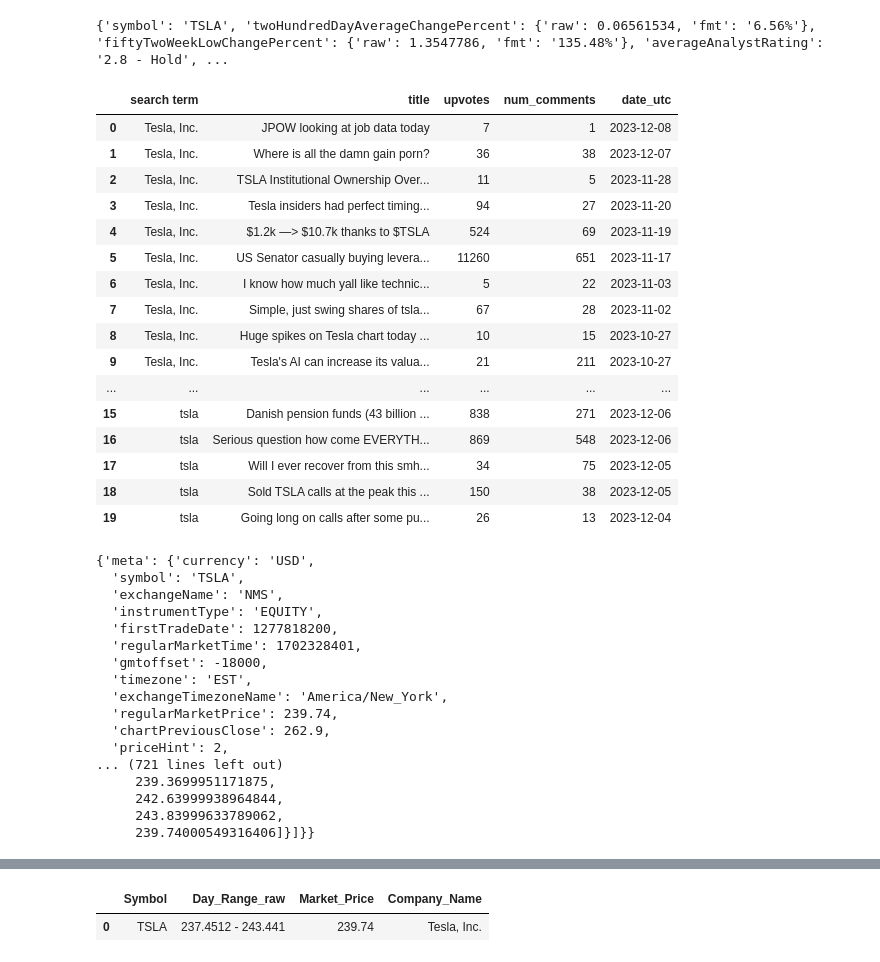
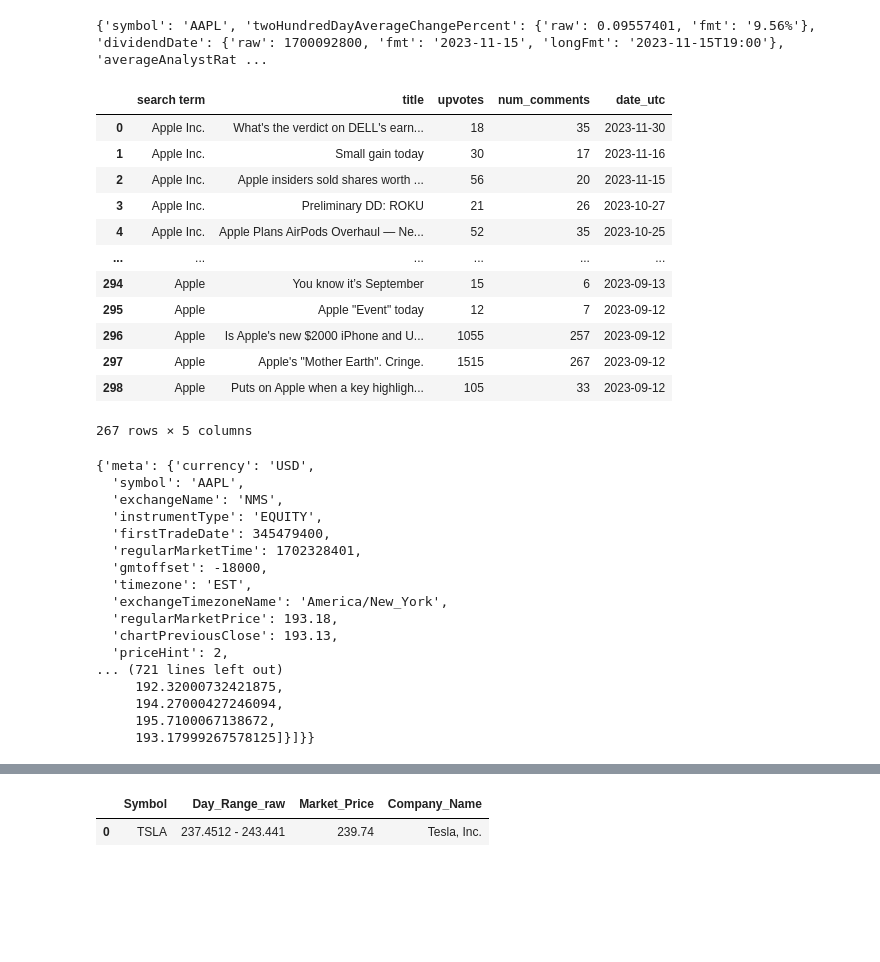
Before and after one commit to AprilHolmes7825/Project_1, a Jupyter notebook: Reddit_data_pull.ipynb, the cells around one changed output, grey strips where cells are left out. Drawn from its saved outputs; the diff is of its cells as text; code cells hidden in the pictures; blank space fills up the shorter version.

```diff
--- a/Reddit_data_pull.ipynb
+++ b/Reddit_data_pull.ipynb
@@ -18,10 +20,10 @@ from scipy.stats import linregress
 # %%
-yahoo_base_url = "https://yahoo-finance127.p.rapidapi.com/price/tsla"
+
 yahoo_base_url = "https://yahoo-finance127.p.rapidapi.com/price/"
 
 
 headers_yahoo = {
-    "X-RapidAPI-Key": '4f21eaecadmshc53af8aa96e4b15p118ecejsnf448733c6bbb',
+    "X-RapidAPI-Key": yahoo_api_key,
     "X-RapidAPI-Host": "yahoo-finance127.p.rapidapi.com"
 }
 
@@ -33,11 +35,9 @@ stock_symbol = str(input("Enter stock symbol to search"))
 
 #------------------------------------------------------------------------TO-DO - Add error handling for when ticker is not found
 
-# token1 = str(response.json())
-#json.dumps(token1, indent=4, sort_keys=True)
 yahoo_response = requests.get(yahoo_base_url + stock_symbol, headers=headers_yahoo).json()
 #yahoo_response
-# print(json.dumps(data, indent=4, sort_keys=True))
+
 
 #Add longname as search term for reddit
 company_names.append(yahoo_response["longName"])
@@ -60,7 +60,7 @@ reddit_search_list = pd.Series(company_names).drop_duplicates().tolist()
 # %%
 print(yahoo_response)
 # %% [output]
-{'symbol': 'TSLA', 'twoHundredDayAverageChangePercent': {'raw': 0.06561534, 'fmt': '6.56%'}, 'fiftyTwoWeekLowChangePercent': {'raw': 1.3547786, 'fmt': '135.48%'}, 'averageAnalystRating': '2.8 - Hold', ...
+{'symbol': 'AAPL', 'twoHundredDayAverageChangePercent': {'raw': 0.09557401, 'fmt': '9.56%'}, 'dividendDate': {'raw': 1700092800, 'fmt': '2023-11-15', 'longFmt': '2023-11-15T19:00'}, 'averageAnalystRat ...
 # %%
 #Do reddit search
 
@@ -77,72 +77,68 @@ token12 = res.json()['access_token']
 headers = {**headers, **{'Authorization': f'bearer {token12}'}}
 headers
 requests.get('https://oauth.reddit.com/api/v1/me', headers=headers)
 
 reddit_posts = []
 reddit = praw.Reddit(
     client_id=reddit_client_id,
     client_secret=reddit_secret_key,
     password = data['password'],
     user_agent=f"testscript by u/{data['username']}",
     username = data['username'],
 )
 
 
 #-----------------------------------------------------------TO-DO: Do we need to set a different limit or search criteria?
 for term in reddit_search_list:
-    for submission in reddit.subreddit("wallstreetbets").search(term, limit=10, sort="new"):
+    for submission in reddit.subreddit("wallstreetbets").search(term, limit=100, sort="new"):
         sub_create_utc = datetime.utcfromtimestamp(submission.created_utc).strftime('%Y-%m-%d')
         reddit_posts.append({"search term": term,
                              "title": submission.title,
                             "upvotes": submission.score,
                             "num_comments": submission.num_comments,
                             "date_utc": sub_create_utc})
 
 
 
 reddit_df = pd.DataFrame(reddit_posts)
 reddit_df.drop_duplicates(subset=["title"],keep="first",inplace=True)
 reddit_df
 # %% [output]
 |  | search term | title | upvotes | num_comments | date_utc |
-| 0 | Tesla, Inc. | JPOW looking at job data today | 7 | 1 | 2023-12-08 |
-| 1 | Tesla, Inc. | Where is all the damn gain porn? | 36 | 38 | 2023-12-07 |
-| 2 | Tesla, Inc. | TSLA Institutional Ownership Over... | 11 | 5 | 2023-11-28 |
-| 3 | Tesla, Inc. | Tesla insiders had perfect timing... | 94 | 27 | 2023-11-20 |
-| 4 | Tesla, Inc. | $1.2k —> $10.7k thanks to $TSLA | 524 | 69 | 2023-11-19 |
-| 5 | Tesla, Inc. | US Senator casually buying levera... | 11260 | 651 | 2023-11-17 |
-| 6 | Tesla, Inc. | I know how much yall like technic... | 5 | 22 | 2023-11-03 |
-| 7 | Tesla, Inc. | Simple, just swing shares of tsla... | 67 | 28 | 2023-11-02 |
-| 8 | Tesla, Inc. | Huge spikes on Tesla chart today ... | 10 | 15 | 2023-10-27 |
-| 9 | Tesla, Inc. | Tesla's AI can increase its valua... | 21 | 211 | 2023-10-27 |
+| 0 | Apple Inc. | What's the verdict on DELL's earn... | 18 | 35 | 2023-11-30 |
+| 1 | Apple Inc. | Small gain today | 30 | 17 | 2023-11-16 |
+| 2 | Apple Inc. | Apple insiders sold shares worth ... | 56 | 20 | 2023-11-15 |
+| 3 | Apple Inc. | Preliminary DD: ROKU | 21 | 26 | 2023-10-27 |
+| 4 | Apple Inc. | Apple Plans AirPods Overhaul — Ne... | 52 | 35 | 2023-10-25 |
 | ... | ... | ... | ... | ... | ... |
-| 15 | tsla | Danish pension funds (43 billion ... | 838 | 271 | 2023-12-06 |
-| 16 | tsla | Serious question how come EVERYTH... | 869 | 548 | 2023-12-06 |
-| 17 | tsla | Will I ever recover from this smh... | 34 | 75 | 2023-12-05 |
-| 18 | tsla | Sold TSLA calls at the peak this ... | 150 | 38 | 2023-12-05 |
-| 19 | tsla | Going long on calls after some pu... | 26 | 13 | 2023-12-04 |
+| 294 | Apple | You know it’s September | 15 | 6 | 2023-09-13 |
+| 295 | Apple | Apple "Event" today | 12 | 7 | 2023-09-12 |
+| 296 | Apple | Is Apple's new $2000 iPhone and U... | 1055 | 257 | 2023-09-12 |
+| 297 | Apple | Apple's "Mother Earth". Cringe. | 1515 | 267 | 2023-09-12 |
+| 298 | Apple | Puts on Apple when a key highligh... | 105 | 33 | 2023-09-12 |
+267 rows × 5 columns
 # %%
-url = "https://yahoo-finance127.p.rapidapi.com/historic/tsla/1d/100d"
+url = f"https://yahoo-finance127.p.rapidapi.com/historic/{stock_symbol}/1d/100d"
 
 yahoo_response2 = requests.get(url,headers=headers_yahoo).json()
 yahoo_response2
 # %% [output]
 {'meta': {'currency': 'USD',
-  'symbol': 'TSLA',
+  'symbol': 'AAPL',
   'exchangeName': 'NMS',
   'instrumentType': 'EQUITY',
-  'firstTradeDate': 1277818200,
+  'firstTradeDate': 345479400,
   'regularMarketTime': 1702328401,
   'gmtoffset': -18000,
   'timezone': 'EST',
   'exchangeTimezoneName': 'America/New_York',
-  'regularMarketPrice': 239.74,
-  'chartPreviousClose': 262.9,
+  'regularMarketPrice': 193.18,
+  'chartPreviousClose': 193.13,
   'priceHint': 2,
 ... (721 lines left out)
-     239.3699951171875,
-     242.63999938964844,
-     243.83999633789062,
-     239.74000549316406]}]}}
+     192.32000732421875,
+     194.27000427246094,
+     195.7100067138672,
+     193.17999267578125]}]}}
 # %%
 yahoo_finance3 = []
```
Also changed, not shown: parts of 10 cells of this notebook.
